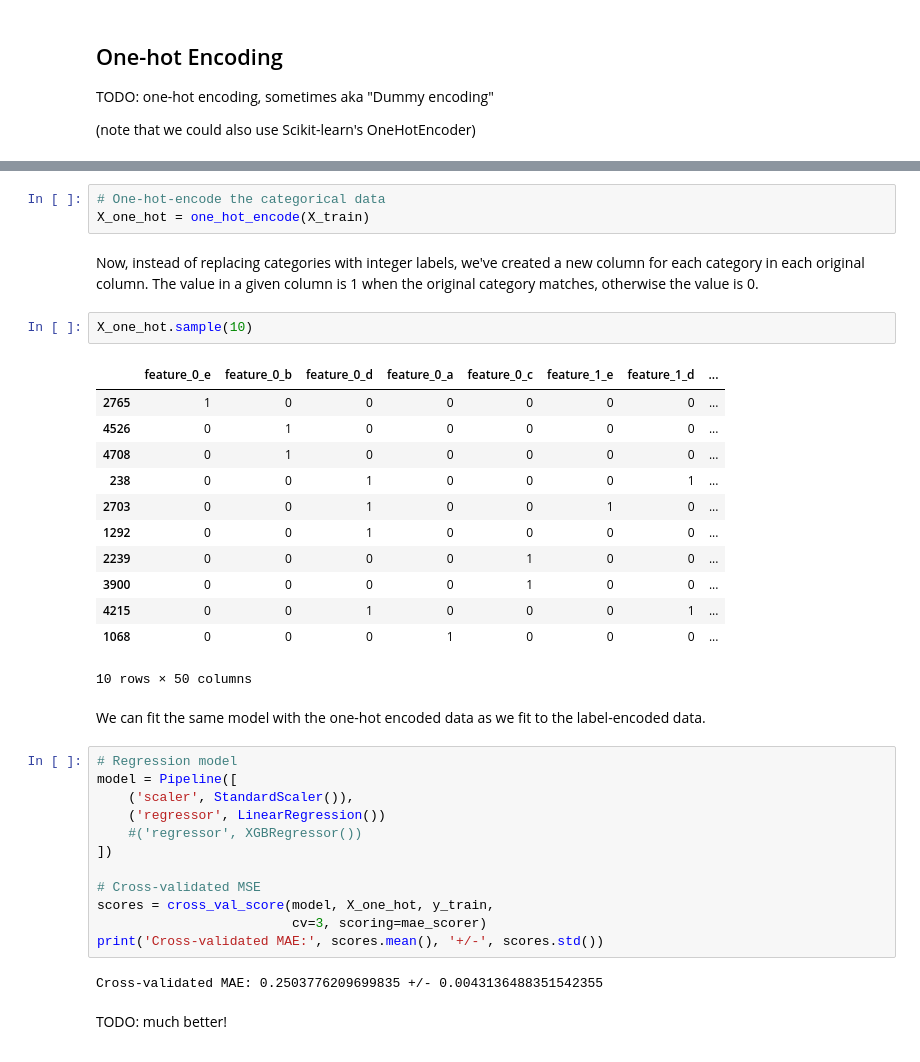
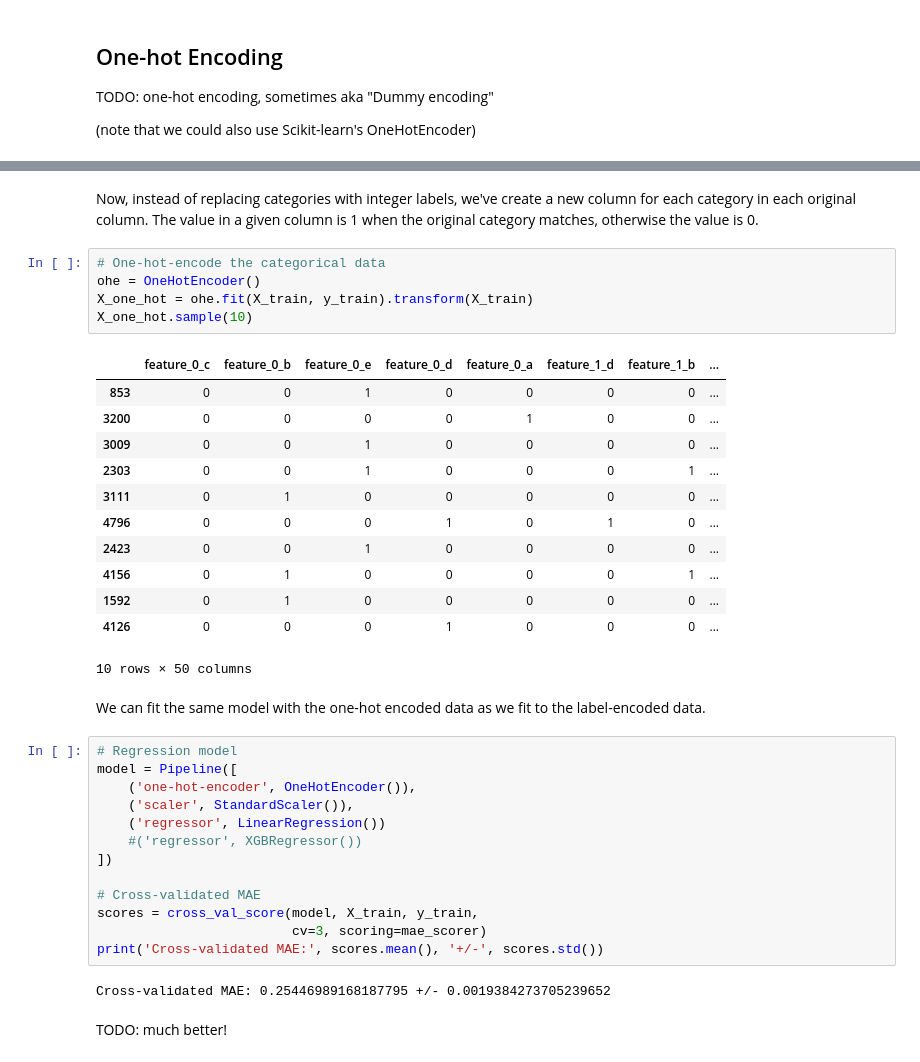
Before and after one commit to brendanhasz/target-encoding, a Jupyter notebook: Target_Encoding.ipynb, the cells around one changed output, grey strips where cells are left out. Cells and saved outputs as stored; diff of their text form.

```diff
--- a/Target_Encoding.ipynb
+++ b/Target_Encoding.ipynb
@@ -381,39 +472,40 @@ def one_hot_encode(df, cols=None, reduce_df=False, inplace=False):
+# %% [markdown]
+Now, instead of replacing categories with integer labels, we've create a new column for each category in each original column.  The value in a given column is 1 when the original category matches, otherwise the value is 0.
 # %%
 # One-hot-encode the categorical data
-X_one_hot = one_hot_encode(X_train)
+ohe = OneHotEncoder()
+X_one_hot = ohe.fit(X_train, y_train).transform(X_train)
+X_one_hot.sample(10)
+# %% [output]
+|  | feature_0_c | feature_0_b | feature_0_e | feature_0_d | feature_0_a | feature_1_d | feature_1_b | ... |
+| 853 | 0 | 0 | 1 | 0 | 0 | 0 | 0 | ... |
+| 3200 | 0 | 0 | 0 | 0 | 1 | 0 | 0 | ... |
+| 3009 | 0 | 0 | 1 | 0 | 0 | 0 | 0 | ... |
+| 2303 | 0 | 0 | 1 | 0 | 0 | 0 | 1 | ... |
+| 3111 | 0 | 1 | 0 | 0 | 0 | 0 | 0 | ... |
+| 4796 | 0 | 0 | 0 | 1 | 0 | 1 | 0 | ... |
+| 2423 | 0 | 0 | 1 | 0 | 0 | 0 | 0 | ... |
+| 4156 | 0 | 1 | 0 | 0 | 0 | 0 | 1 | ... |
+| 1592 | 0 | 1 | 0 | 0 | 0 | 0 | 0 | ... |
+| 4126 | 0 | 0 | 0 | 1 | 0 | 0 | 0 | ... |
+10 rows × 50 columns
-# %% [markdown]
-Now, instead of replacing categories with integer labels, we've created a new column for each category in each original column.  The value in a given column is 1 when the original category matches, otherwise the value is 0.
-# %%
-X_one_hot.sample(10)
-# %% [output]
-|  | feature_0_e | feature_0_b | feature_0_d | feature_0_a | feature_0_c | feature_1_e | feature_1_d | ... |
-| 2765 | 1 | 0 | 0 | 0 | 0 | 0 | 0 | ... |
-| 4526 | 0 | 1 | 0 | 0 | 0 | 0 | 0 | ... |
-| 4708 | 0 | 1 | 0 | 0 | 0 | 0 | 0 | ... |
-| 238 | 0 | 0 | 1 | 0 | 0 | 0 | 1 | ... |
-| 2703 | 0 | 0 | 1 | 0 | 0 | 1 | 0 | ... |
-| 1292 | 0 | 0 | 1 | 0 | 0 | 0 | 0 | ... |
-| 2239 | 0 | 0 | 0 | 0 | 1 | 0 | 0 | ... |
-| 3900 | 0 | 0 | 0 | 0 | 1 | 0 | 0 | ... |
-| 4215 | 0 | 0 | 1 | 0 | 0 | 0 | 1 | ... |
-| 1068 | 0 | 0 | 0 | 1 | 0 | 0 | 0 | ... |
-10 rows × 50 columns
 # %% [markdown]
 We can fit the same model with the one-hot encoded data as we fit to the label-encoded data.
 # %%
 # Regression model
 model = Pipeline([
+    ('one-hot-encoder', OneHotEncoder()),
     ('scaler', StandardScaler()),
     ('regressor', LinearRegression())
     #('regressor', XGBRegressor())
 ])
 
-# Cross-validated MSE
-scores = cross_val_score(model, X_one_hot, y_train,
+# Cross-validated MAE
+scores = cross_val_score(model, X_train, y_train,
                          cv=3, scoring=mae_scorer)
 print('Cross-validated MAE:', scores.mean(), '+/-', scores.std())
 # %% [output]
-Cross-validated MAE: 0.2503776209699835 +/- 0.0043136488351542355
+Cross-validated MAE: 0.25446989168187795 +/- 0.0019384273705239652
 # %% [markdown]
 TODO: much better!
 # %% [markdown]
```
Also changed, not shown: parts of 13 cells of this notebook.
